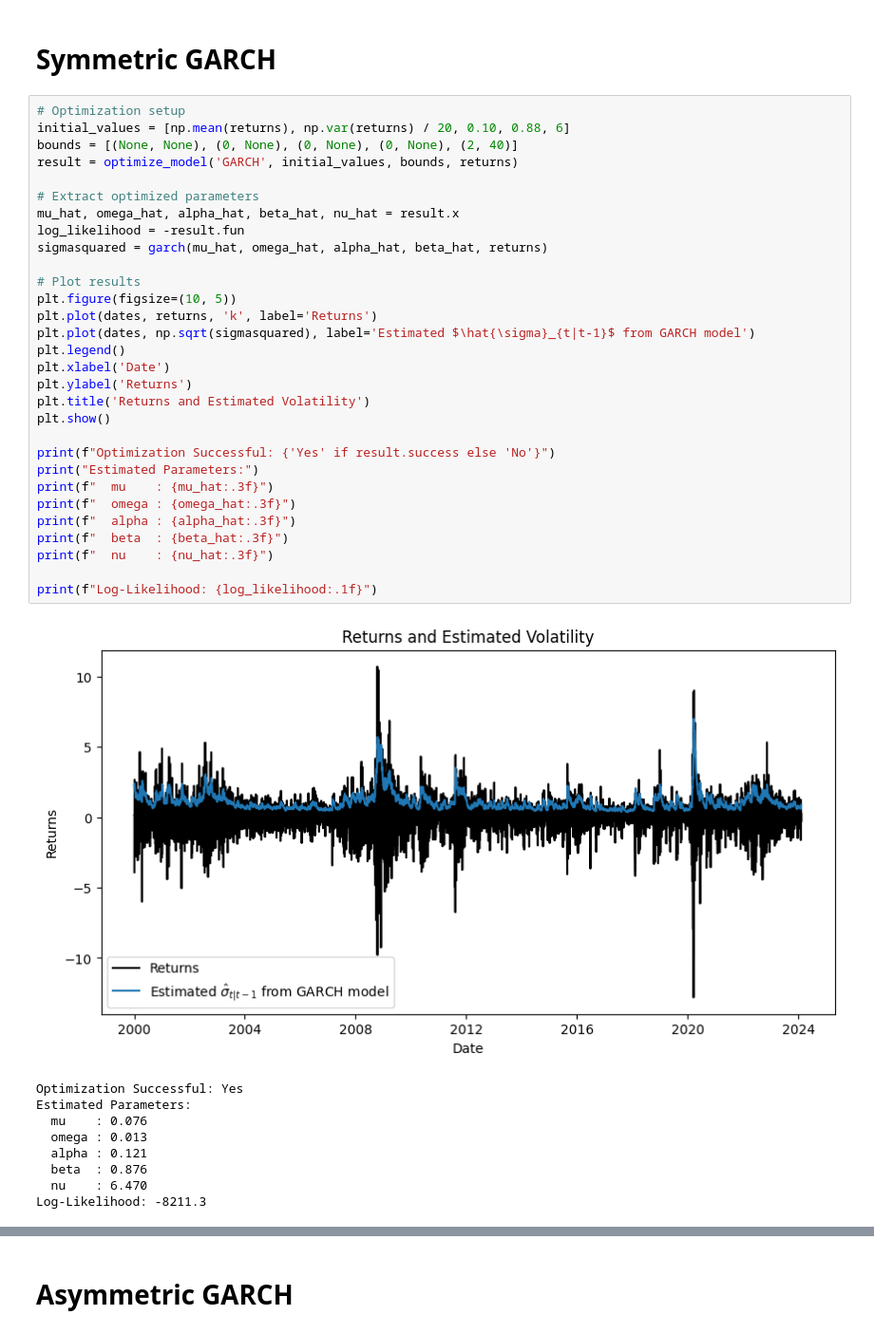
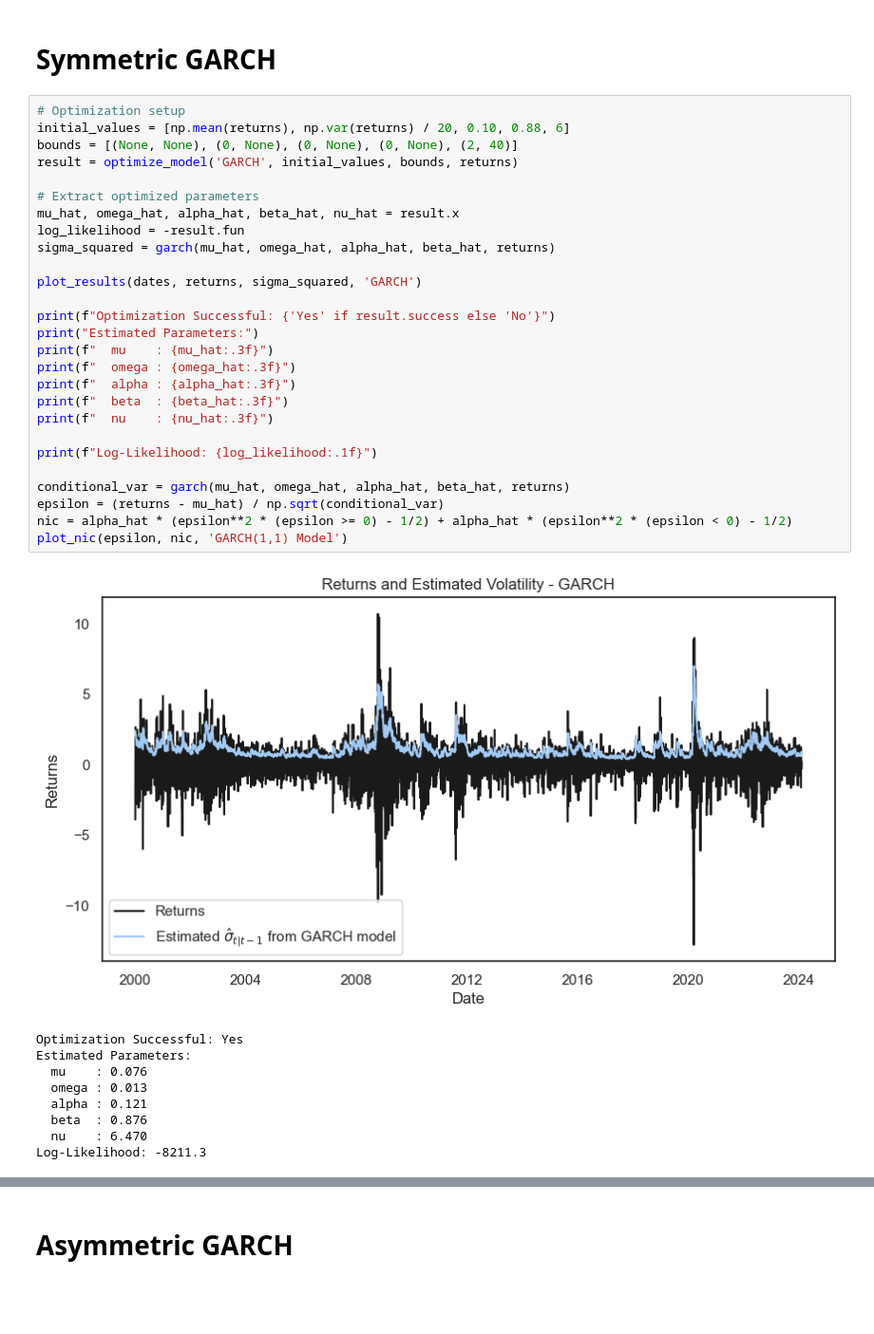
Before and after one commit to typesparky/Econometrics-Intro-Case-Seminar, a Jupyter notebook: Case2/Case 2 Code.ipynb, the cells around one changed output, grey strips where cells are left out. Shown: that part at 95% size. Drawn from its saved outputs; the diff is of its cells as text; blank space fills up the shorter version.

```diff
--- a/Case2/Case 2 Code.ipynb
+++ b/Case2/Case 2 Code.ipynb
@@ -121,35 +130,32 @@ plt.show()
 # %%
 # Optimization setup
 initial_values = [np.mean(returns), np.var(returns) / 20, 0.10, 0.88, 6]
 bounds = [(None, None), (0, None), (0, None), (0, None), (2, 40)]
 result = optimize_model('GARCH', initial_values, bounds, returns)
 
 # Extract optimized parameters
 mu_hat, omega_hat, alpha_hat, beta_hat, nu_hat = result.x
 log_likelihood = -result.fun
-sigmasquared = garch(mu_hat, omega_hat, alpha_hat, beta_hat, returns)
+sigma_squared = garch(mu_hat, omega_hat, alpha_hat, beta_hat, returns)
 
-# Plot results
-plt.figure(figsize=(10, 5))
-plt.plot(dates, returns, 'k', label='Returns')
-plt.plot(dates, np.sqrt(sigmasquared), label='Estimated $\hat{\sigma}_{t|t-1}$ from GARCH model')
-plt.legend()
-plt.xlabel('Date')
-plt.ylabel('Returns')
-plt.title('Returns and Estimated Volatility')
-plt.show()
+plot_results(dates, returns, sigma_squared, 'GARCH')
 
 print(f"Optimization Successful: {'Yes' if result.success else 'No'}")
 print("Estimated Parameters:")
 print(f"  mu    : {mu_hat:.3f}")
 print(f"  omega : {omega_hat:.3f}")
 print(f"  alpha : {alpha_hat:.3f}")
 print(f"  beta  : {beta_hat:.3f}")
 print(f"  nu    : {nu_hat:.3f}")
 
 print(f"Log-Likelihood: {log_likelihood:.1f}")
+
+conditional_var = garch(mu_hat, omega_hat, alpha_hat, beta_hat, returns)
+epsilon = (returns - mu_hat) / np.sqrt(conditional_var)
+nic = alpha_hat * (epsilon**2 * (epsilon >= 0) - 1/2) + alpha_hat * (epsilon**2 * (epsilon < 0) - 1/2)
+plot_nic(epsilon, nic, 'GARCH(1,1) Model')
 # %% [output]
-[figure, old version]
+[figure, new version]
 Optimization Successful: Yes
 Estimated Parameters:
   mu    : 0.076
```
Also changed, not shown: parts of 15 cells of this notebook.
